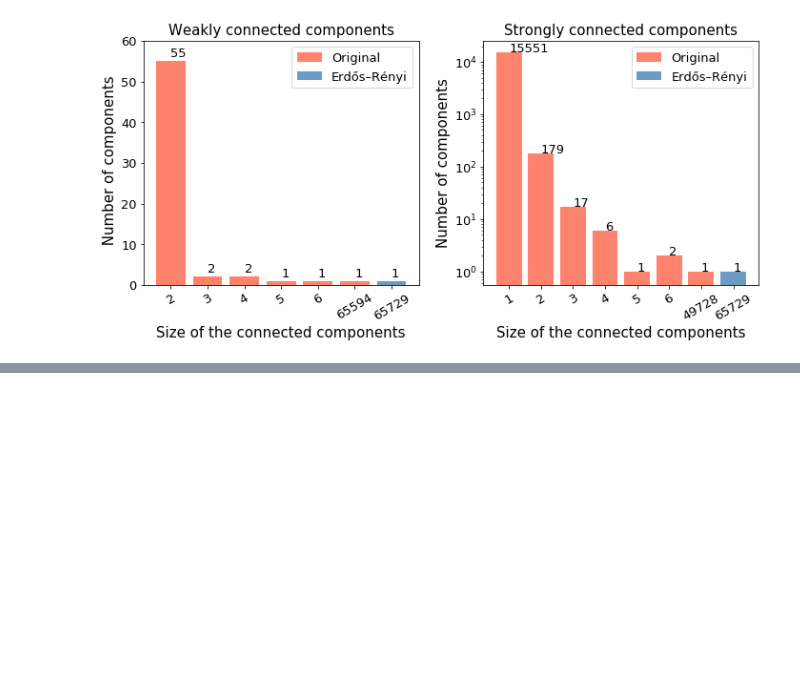
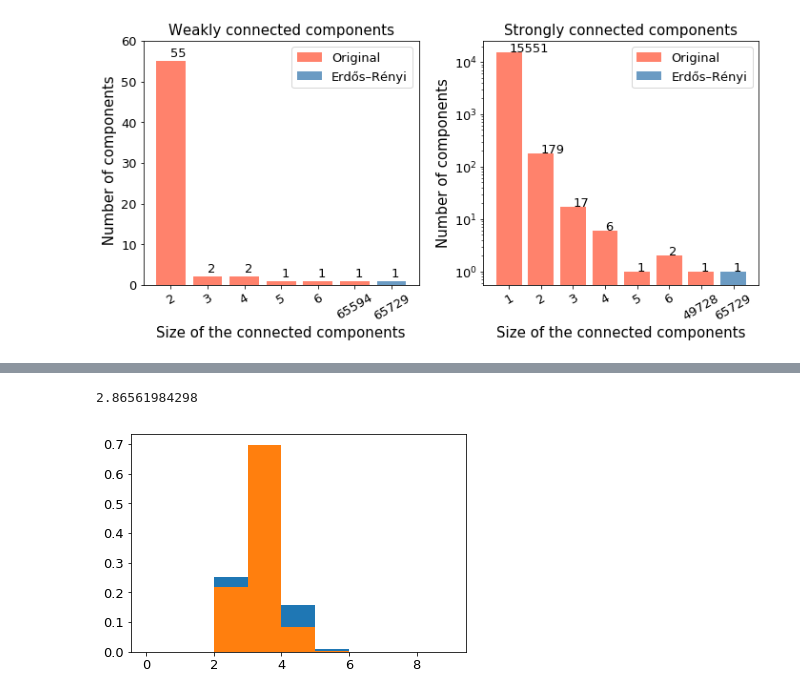
Before and after one commit to biyanisuraj/the_facebook_scandal, a Jupyter notebook: scripts/visualization/degree_distributions.ipynb, the cells around one changed output, grey strips where cells are left out. Drawn from its saved outputs; the diff is of its cells as text; code cells hidden in the pictures; blank space fills up the shorter version.

```diff
--- a/scripts/visualization/degree_distributions.ipynb
+++ b/scripts/visualization/degree_distributions.ipynb
@@ -715,0 +719,3 @@ len(prova[19][1])
+# %%
+g_random = nx.read_edgelist('../network/networks/random_fixed_degree_edge_list.txt',
+                     create_using=nx.Graph(), nodetype=int, data=False)
@@ -715,0 +725,11 @@ len(prova[19][1])
+# %%
+distances_r = sample_distances(g_random, 100000)
+# %% [output]
+2.86561984298
+# %%
+X = np.arange(10)
+d_mean_random = np.mean(distances_r)
+out = plt.hist(distances, bins= X,density =True)
+out_r = plt.hist(distances_r, bins= X, density =True)
+# %% [output]
+[figure, added]
```
Also changed, not shown: parts of 60 cells of this notebook, 13 other files.
